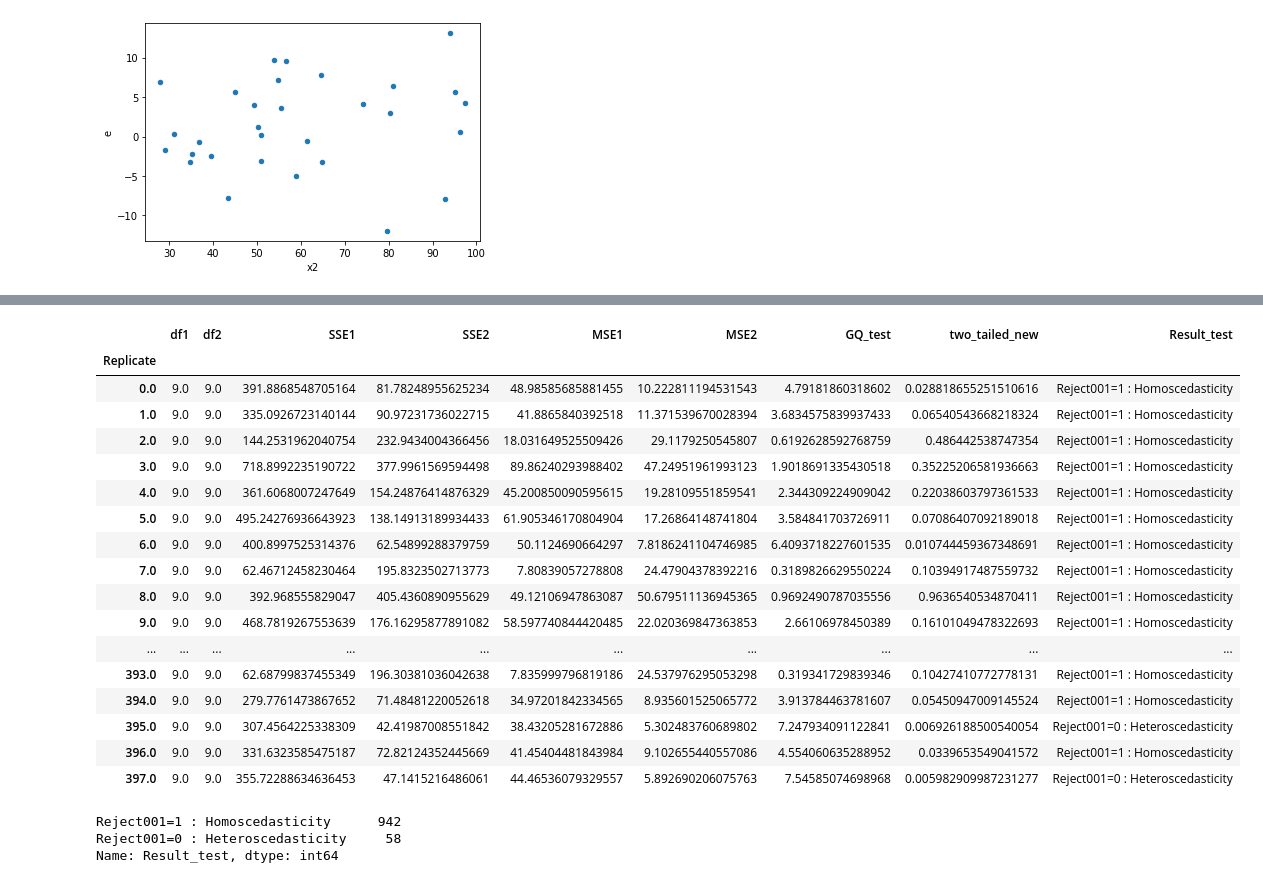
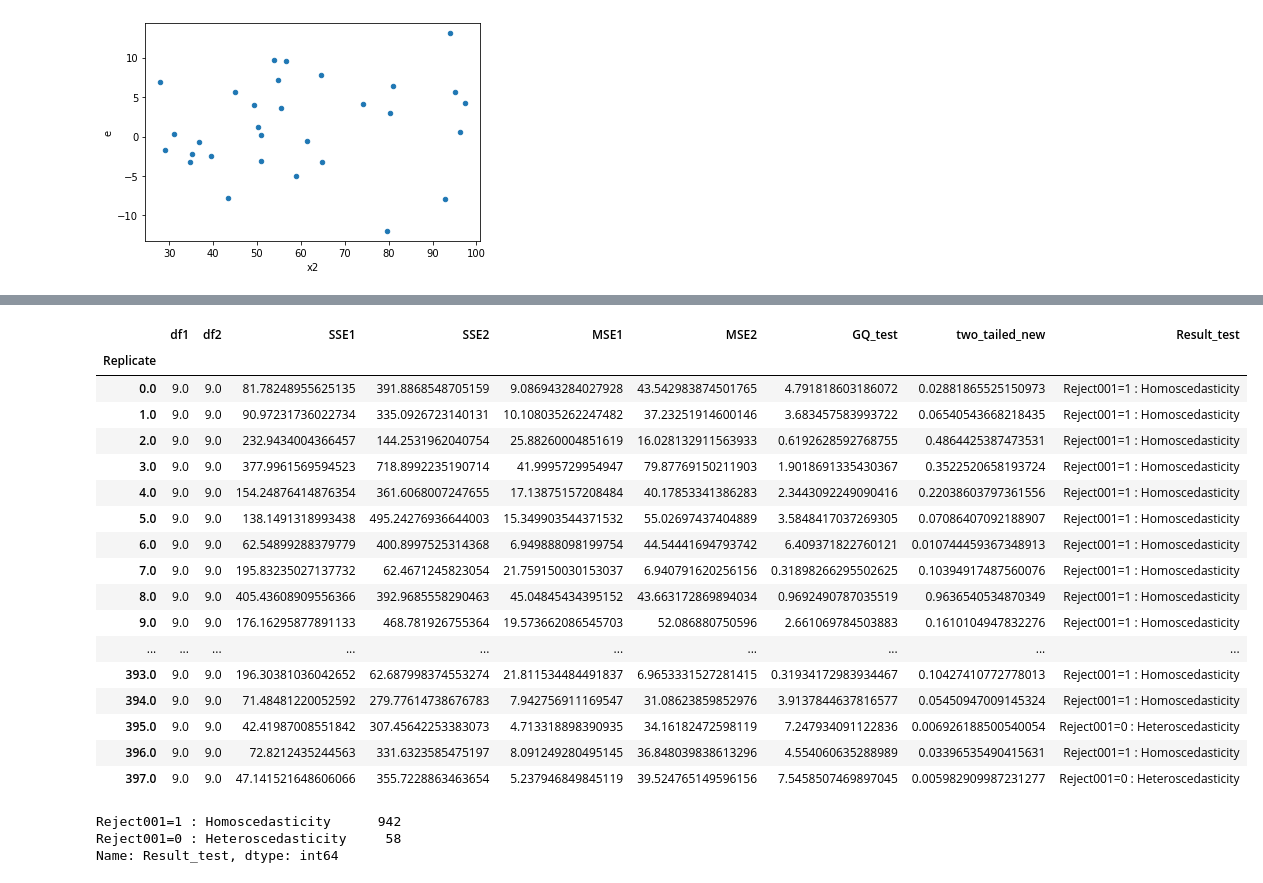
Before and after one commit to iam-fern/Generate_multiplication, a Jupyter notebook: GQtest_data_multi_delta_(0_8)_n30_01.ipynb, the cells around one changed output, grey strips where cells are left out. Cells and saved outputs as stored; diff of their text form; code cells hidden in the pictures.

```diff
--- a/GQtest_data_multi_delta_(0_8)_n30_01.ipynb
+++ b/GQtest_data_multi_delta_(0_8)_n30_01.ipynb
@@ -175,7 +176,6 @@ def get_result(run_replicate, percent_data):
     new_table_sort = new_table.sort_values('x2')
     new_table_sort.reset_index(inplace=True)
     new_table_sort.drop(['index'], axis=1, inplace=True)
-
 
     # แบ่งข้อมูลกลุ่มที่ 1
     table1 = new_table_sort.iloc[:int(percent_data*new_table_sort.shape[0]) , :]
@@ -189,8 +189,7 @@ def get_result(run_replicate, percent_data):
     # หาค่า df กลุ่ม 1
     DF1 = model1.df_resid + 1
     SSE1 = model1.ssr
-    MSE1 = model1.mse_resid
-
+    MSE1 = SSE1/DF1
 
     # แบ่งข้อมูลกลุ่มที่ 2
     table2 = new_table_sort.iloc[int((1-percent_data)*new_table_sort.shape[0]): , :]
@@ -204,23 +203,21 @@ def get_result(run_replicate, percent_data):
     # หาค่า df กลุ่ม 2
     DF2 = model2.df_resid + 1
     SSE2 = model2.ssr
-    MSE2 = model2.mse_resid
+    MSE2 = SSE2/DF2
 
     # ค่าสถิติทดสอบ
     GQ_test = (SSE2/DF2) / (SSE1/DF1)
-
 
     df2 = DF2
     df1 = DF1
 
     # คำนวณค่า p-value
-    # sf(x, dfn, dfd, loc=0, scale=1) : Survival function (also defined as 1 - cdf, but sf is sometimes more accurate)
+    # pdf(x, dfn, dfd, loc=0, scale=1) : Probability density function
     two_tailed = 2.0*(1.0-(ss.f.cdf(GQ_test, df2, df1)))
+    p_greater = ss.f.cdf(GQ_test, df2, df1)
+    p_less = 1.0-ss.f.cdf(GQ_test, df2, df1)
 
-    # pdf(x, dfn, dfd, loc=0, scale=1) : Probability density function
-    p_greater = ss.f.cdf(GQ_test, df2, df1)
-
-    return df2, df1, SSE2, SSE1, MSE2, MSE1, GQ_test, two_tailed, p_greater
+    return df1, df2, SSE1, SSE2, MSE1, MSE2, GQ_test, two_tailed, p_greater, p_less
 
 # สร้าง list ของ replicates
 list_replicate=list({i[0] for i in table.index})
@@ -236,13 +233,14 @@ list_MSE2=[]
 list_GQ_test=[]
 list_two_tailed=[]
 list_p_greater=[]
+list_p_less=[]
 
 # กำหนด % การแบ่งข้อมูล
 percent_data=0.4
 
 # ใช้ for loop สำหรับการ run ทุก replicates
 for run_replicate in list_replicate:
-    df1, df2, SSE1, SSE2, MSE1, MSE2, GQ_test, two_tailed, p_greater=get_result(run_replicate, percent_data)
+    df1, df2, SSE1, SSE2, MSE1, MSE2, GQ_test, two_tailed, p_greater, p_less=get_result(run_replicate, percent_data)
     list_df1.append(df1)
     list_SSE1.append(SSE1)
     list_df2.append(df2)
@@ -252,6 +250,7 @@ for run_replicate in list_replicate:
     list_GQ_test.append(GQ_test)
     list_two_tailed.append(two_tailed)
     list_p_greater.append(p_greater)
+    list_p_less.append(p_less)
 # %%
 # สร้างตารางผลลัพธ์
 alpha = 0.01
@@ -290,39 +289,41 @@ result.astype(str)
 # %%
 # สร้างตารางผลลัพธ์
 alpha = 0.01
 pd.set_option('display.max_rows', 1000)
 pd.set_option('display.max_columns', 1000)
 pd.set_option('display.width', 1000)
 result=pd.DataFrame({"Replicate":list_replicate, "df1":list_df1, "df2":list_df2, "SSE1":list_SSE1,
                      "SSE2":list_SSE2, "MSE1":list_MSE1, "MSE2":list_MSE2,
-                     "GQ_test":list_GQ_test, "two_tailed":list_two_tailed, "greater":list_p_greater})
+                     "GQ_test":list_GQ_test, "two_tailed":list_two_tailed, "greater":list_p_greater, "less":list_p_less})
 result.set_index(['Replicate'], inplace=True)
 
-result['two_tailed_new']=result[["two_tailed","greater"]].apply(lambda value: value[0] if value[0]<0.5 else 2*value[1], axis=1)
+result['two_tailed_new']=result[["two_tailed","greater","less"]].apply(lambda value: value[0] if value[0]<0.5 else (2*value[1] if value[1]<0.5 else 2*value[2]) , axis=1)
 result["Result_test"]=result["two_tailed_new"].apply(lambda p_value: 'Reject001=0 : Heteroscedasticity'
                                                                   if p_value < alpha else 'Reject001=1 : Homoscedasticity')
 #two_tailed_new_show=two_tailed_new.drop(columns="greater")
-result_show=result.drop(columns=["two_tailed", "greater"])
+result_show=result.drop(columns=["two_tailed", "greater", "less"])
 result_show.astype(str)
+
+#result.astype(str)
 # %% [output]
 |  | df1 | df2 | SSE1 | SSE2 | MSE1 | MSE2 | GQ_test | two_tailed_new | Result_test |
 | Replicate |  |  |  |  |  |  |  |  |  |
-| 0.0 | 9.0 | 9.0 | 391.8868548705164 | 81.78248955625234 | 48.98585685881455 | 10.222811194531543 | 4.79181860318602 | 0.028818655251510616 | Reject001=1 : Homoscedasticity |
-| 1.0 | 9.0 | 9.0 | 335.0926723140144 | 90.97231736022715 | 41.8865840392518 | 11.371539670028394 | 3.6834575839937433 | 0.06540543668218324 | Reject001=1 : Homoscedasticity |
-| 2.0 | 9.0 | 9.0 | 144.2531962040754 | 232.9434004366456 | 18.031649525509426 | 29.1179250545807 | 0.6192628592768759 | 0.486442538747354 | Reject001=1 : Homoscedasticity |
-| 3.0 | 9.0 | 9.0 | 718.8992235190722 | 377.9961569594498 | 89.86240293988402 | 47.24951961993123 | 1.9018691335430518 | 0.35225206581936663 | Reject001=1 : Homoscedasticity |
-| 4.0 | 9.0 | 9.0 | 361.6068007247649 | 154.24876414876329 | 45.200850090595615 | 19.28109551859541 | 2.344309224909042 | 0.22038603797361533 | Reject001=1 : Homoscedasticity |
-| 5.0 | 9.0 | 9.0 | 495.24276936643923 | 138.14913189934433 | 61.905346170804904 | 17.26864148741804 | 3.584841703726911 | 0.07086407092189018 | Reject001=1 : Homoscedasticity |
-| 6.0 | 9.0 | 9.0 | 400.8997525314376 | 62.54899288379759 | 50.1124690664297 | 7.8186241104746985 | 6.4093718227601535 | 0.010744459367348691 | Reject001=1 : Homoscedasticity |
-| 7.0 | 9.0 | 9.0 | 62.46712458230464 | 195.8323502713773 | 7.80839057278808 | 24.47904378392216 | 0.3189826629550224 | 0.10394917487559732 | Reject001=1 : Homoscedasticity |
-| 8.0 | 9.0 | 9.0 | 392.968555829047 | 405.4360890955629 | 49.12106947863087 | 50.679511136945365 | 0.9692490787035556 | 0.9636540534870411 | Reject001=1 : Homoscedasticity |
-| 9.0 | 9.0 | 9.0 | 468.7819267553639 | 176.16295877891082 | 58.597740844420485 | 22.020369847363853 | 2.66106978450389 | 0.16101049478322693 | Reject001=1 : Homoscedasticity |
+| 0.0 | 9.0 | 9.0 | 81.78248955625135 | 391.8868548705159 | 9.086943284027928 | 43.542983874501765 | 4.791818603186072 | 0.02881865525150973 | Reject001=1 : Homoscedasticity |
+| 1.0 | 9.0 | 9.0 | 90.97231736022734 | 335.0926723140131 | 10.108035262247482 | 37.23251914600146 | 3.683457583993722 | 0.06540543668218435 | Reject001=1 : Homoscedasticity |
+| 2.0 | 9.0 | 9.0 | 232.9434004366457 | 144.2531962040754 | 25.88260004851619 | 16.028132911563933 | 0.6192628592768755 | 0.4864425387473531 | Reject001=1 : Homoscedasticity |
+| 3.0 | 9.0 | 9.0 | 377.9961569594523 | 718.8992235190714 | 41.9995729954947 | 79.87769150211903 | 1.9018691335430367 | 0.3522520658193724 | Reject001=1 : Homoscedasticity |
+| 4.0 | 9.0 | 9.0 | 154.24876414876354 | 361.6068007247655 | 17.13875157208484 | 40.17853341386283 | 2.3443092249090416 | 0.22038603797361556 | Reject001=1 : Homoscedasticity |
+| 5.0 | 9.0 | 9.0 | 138.1491318993438 | 495.24276936644003 | 15.349903544371532 | 55.02697437404889 | 3.5848417037269305 | 0.07086407092188907 | Reject001=1 : Homoscedasticity |
+| 6.0 | 9.0 | 9.0 | 62.54899288379779 | 400.8997525314368 | 6.949888098199754 | 44.54441694793742 | 6.409371822760121 | 0.010744459367348913 | Reject001=1 : Homoscedasticity |
+| 7.0 | 9.0 | 9.0 | 195.83235027137732 | 62.4671245823054 | 21.759150030153037 | 6.940791620256156 | 0.31898266295502625 | 0.10394917487560076 | Reject001=1 : Homoscedasticity |
+| 8.0 | 9.0 | 9.0 | 405.43608909556366 | 392.9685558290463 | 45.04845434395152 | 43.663172869894034 | 0.9692490787035519 | 0.9636540534870349 | Reject001=1 : Homoscedasticity |
+| 9.0 | 9.0 | 9.0 | 176.16295877891133 | 468.781926755364 | 19.573662086545703 | 52.086880750596 | 2.661069784503883 | 0.1610104947832276 | Reject001=1 : Homoscedasticity |
 | ... | ... | ... | ... | ... | ... | ... | ... | ... | ... |
-| 393.0 | 9.0 | 9.0 | 62.68799837455349 | 196.30381036042638 | 7.835999796819186 | 24.537976295053298 | 0.319341729839346 | 0.10427410772778131 | Reject001=1 : Homoscedasticity |
-| 394.0 | 9.0 | 9.0 | 279.7761473867652 | 71.48481220052618 | 34.97201842334565 | 8.935601525065772 | 3.913784463781607 | 0.05450947009145524 | Reject001=1 : Homoscedasticity |
-| 395.0 | 9.0 | 9.0 | 307.4564225338309 | 42.41987008551842 | 38.43205281672886 | 5.302483760689802 | 7.247934091122841 | 0.006926188500540054 | Reject001=0 : Heteroscedasticity |
-| 396.0 | 9.0 | 9.0 | 331.6323585475187 | 72.82124352445669 | 41.45404481843984 | 9.102655440557086 | 4.554060635288952 | 0.0339653549041572 | Reject001=1 : Homoscedasticity |
-| 397.0 | 9.0 | 9.0 | 355.72288634636453 | 47.1415216486061 | 44.46536079329557 | 5.892690206075763 | 7.54585074698968 | 0.005982909987231277 | Reject001=0 : Heteroscedasticity |
+| 393.0 | 9.0 | 9.0 | 196.30381036042652 | 62.687998374553274 | 21.811534484491837 | 6.9653331527281415 | 0.31934172983934467 | 0.10427410772778013 | Reject001=1 : Homoscedasticity |
+| 394.0 | 9.0 | 9.0 | 71.48481220052592 | 279.77614738676783 | 7.942756911169547 | 31.08623859852976 | 3.9137844637816577 | 0.05450947009145324 | Reject001=1 : Homoscedasticity |
+| 395.0 | 9.0 | 9.0 | 42.41987008551842 | 307.45642253383073 | 4.713318898390935 | 34.16182472598119 | 7.247934091122836 | 0.006926188500540054 | Reject001=0 : Heteroscedasticity |
+| 396.0 | 9.0 | 9.0 | 72.8212435244563 | 331.6323585475197 | 8.091249280495145 | 36.848039838613296 | 4.554060635288989 | 0.03396535490415631 | Reject001=1 : Homoscedasticity |
+| 397.0 | 9.0 | 9.0 | 47.141521648606066 | 355.7228863463654 | 5.237946849845119 | 39.524765149596156 | 7.5458507469897045 | 0.005982909987231277 | Reject001=0 : Heteroscedasticity |
 # %%
 result_show['Result_test'].value_counts()
 # %% [output]
```
Also changed, not shown: parts of 2 cells of this notebook.
